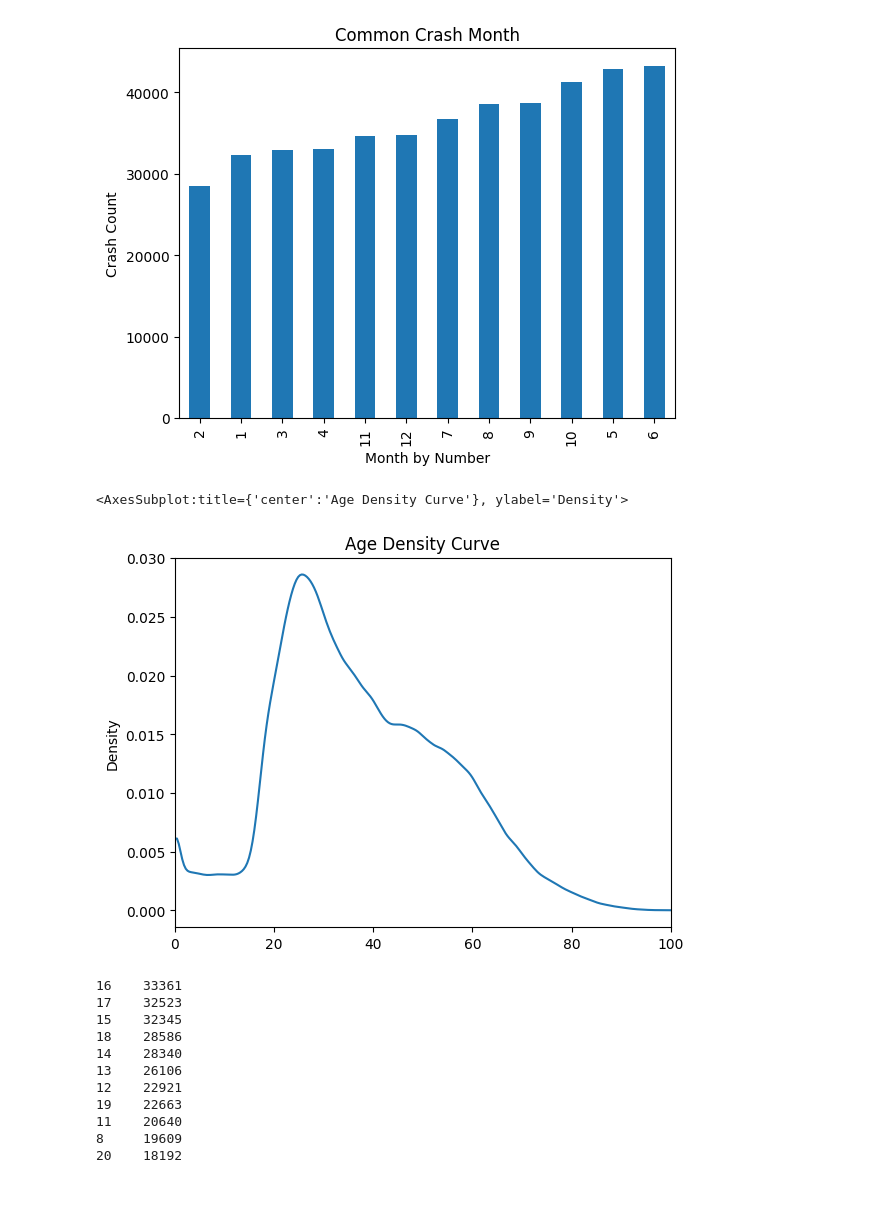
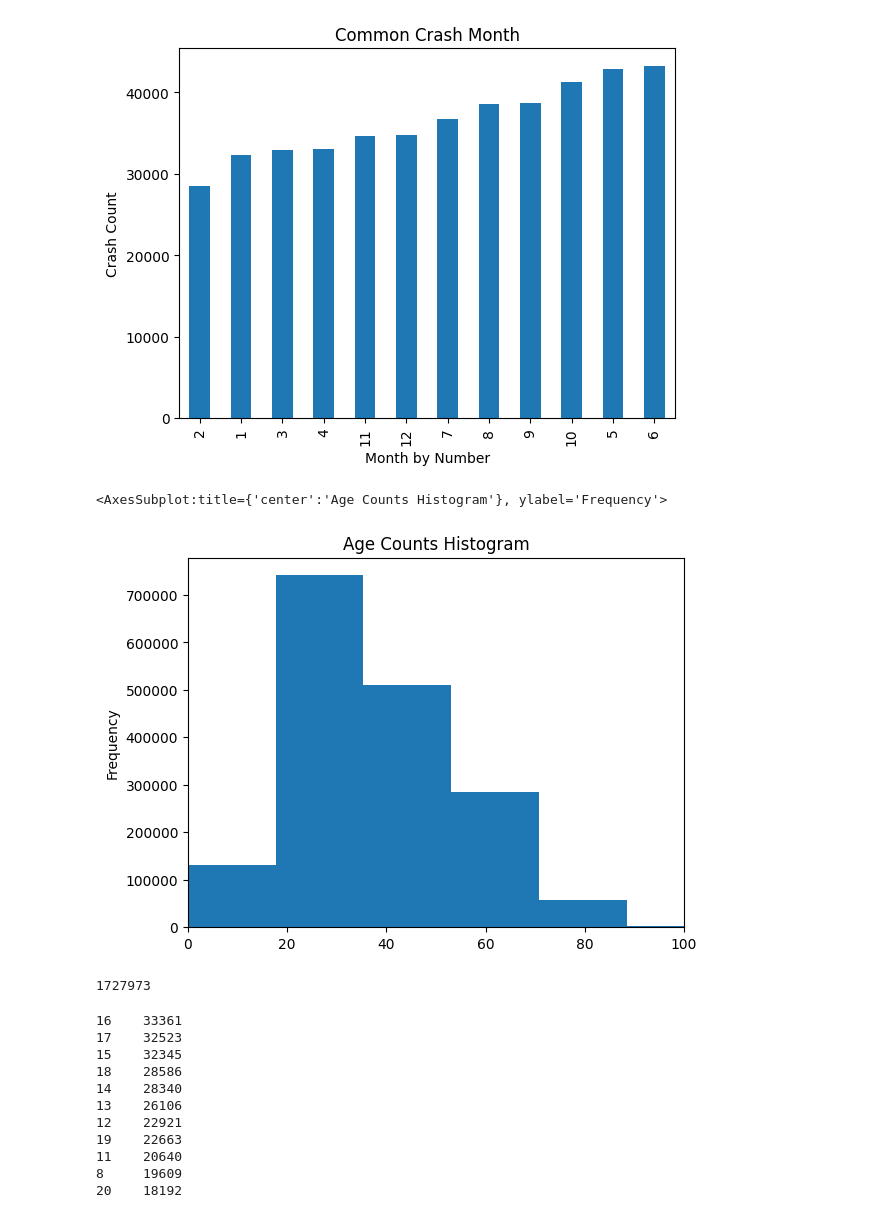
Before and after one commit to shigos/Traffic_Models, a Jupyter notebook: notebook/clean_merge_note.ipynb, the cells around one changed output. Cells and saved outputs as stored; diff of their text form; code cells hidden in the pictures.

Commit message:
changes to model

```diff
--- a/notebook/clean_merge_note.ipynb
+++ b/notebook/clean_merge_note.ipynb
@@ -500,10 +515,15 @@ test["QUARTER"]= np.select(conditions,choices,default = np.nan)
 # choices = ['Children 0-10','Teen 11-20','Young Adults 21-30','Adults 31-40', 'Adults 41-50', 'Adults 51-65','Adults 65+']
 # test["AGE"]= np.select(conditions,choices,default = np.nan)
 # %%
-model_data["AGE"].plot(kind = 'density',xlim = (0,100),title = 'Age Density Curve')
+
+model_data["AGE"].plot(kind = 'hist',xlim = (0,100),title = 'Age Counts Histogram',xlabel = "Age")
 # %% [output]
-<AxesSubplot:title={'center':'Age Density Curve'}, ylabel='Density'>
+<AxesSubplot:title={'center':'Age Counts Histogram'}, ylabel='Frequency'>
-[figure, old version]
+[figure, new version]
+# %%
+model_data["AGE"].value_counts().sum()
+# %% [output]
+1727973
 # %%
 injured_df["CRASH_HOUR"].value_counts()
 # %% [output]
```
Also changed, not shown: parts of 14 cells of this notebook, 2 other files.
